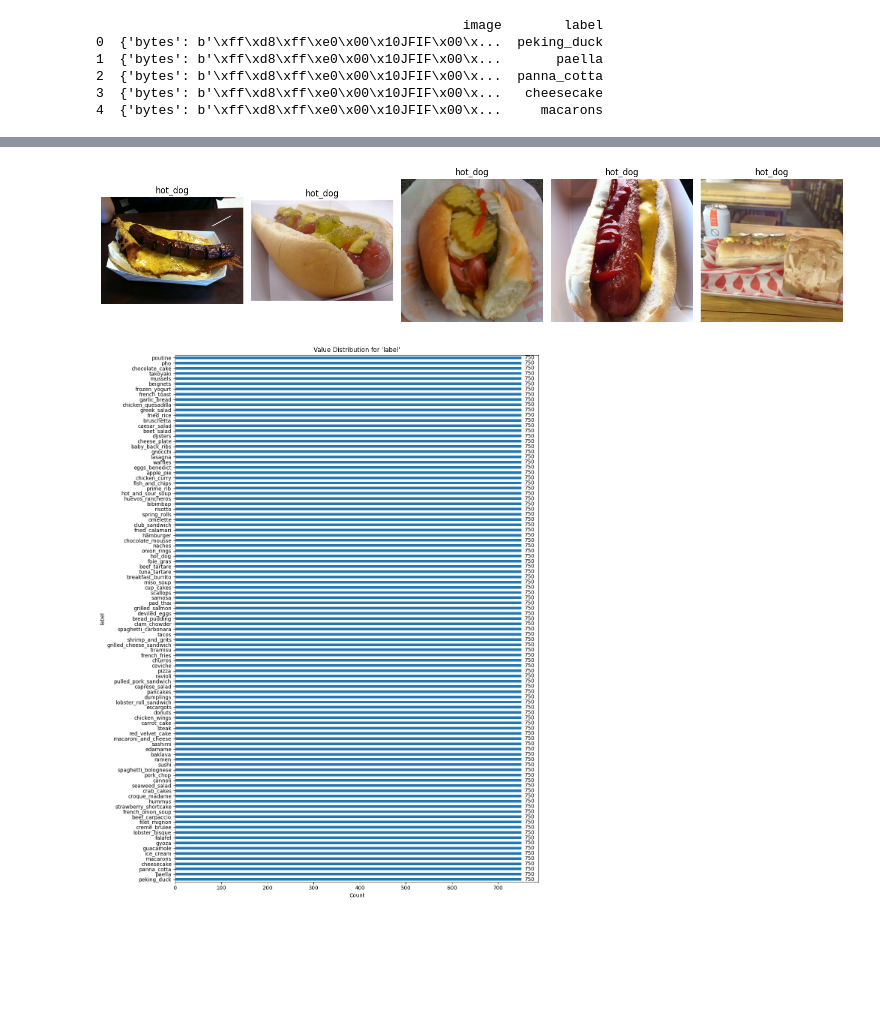
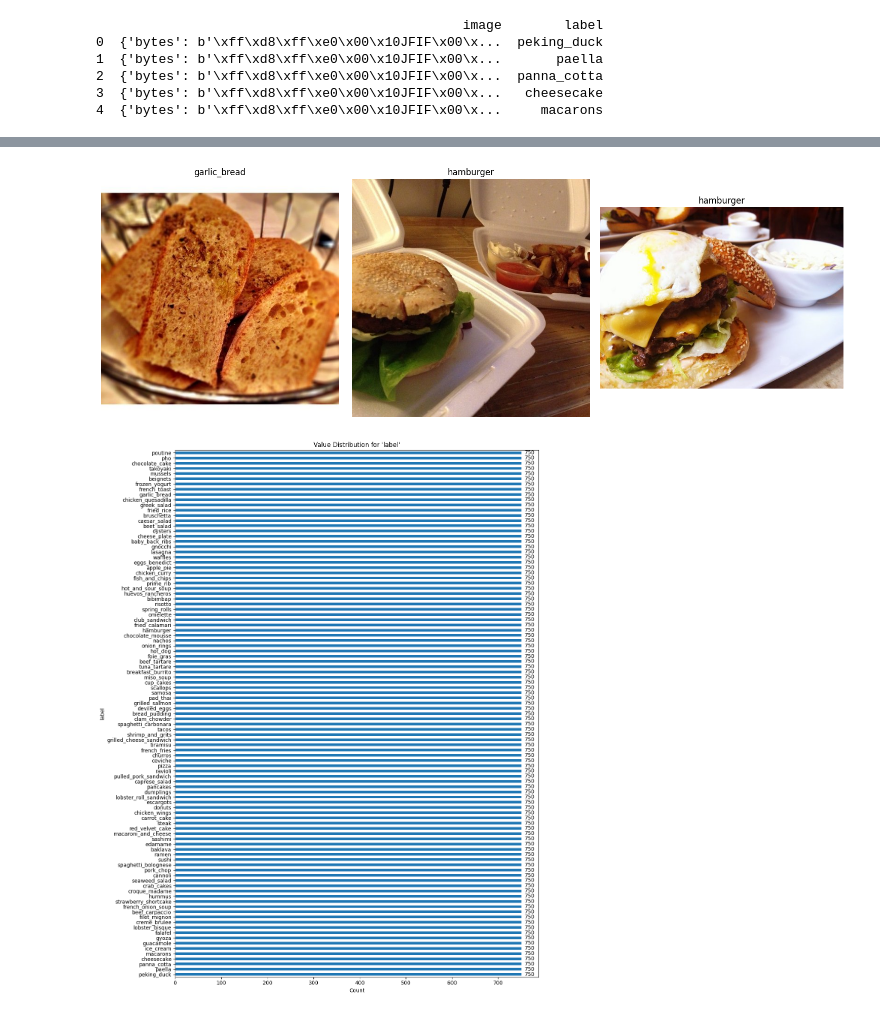
Before and after one commit to benitomartin/food-images-finetuning, a Jupyter notebook: notebooks/00_EDA_Dataset_and_Inference.ipynb, the cells around one changed output, grey strips where cells are left out. Drawn from its saved outputs; the diff is of its cells as text; code cells hidden in the pictures; blank space fills up the shorter version.

```diff
--- a/notebooks/00_EDA_Dataset_and_Inference.ipynb
+++ b/notebooks/00_EDA_Dataset_and_Inference.ipynb
@@ -102,27 +102,27 @@ plt.show()
 # %%
-n = 5
+n = 3
 
-sample_df = df[df["label"] == "hot_dog"].sample(n)
+sample_df = df[(df["label"] == "hot_dog") | (df["label"] == "garlic_bread") | (df["label"] == "hamburger")].sample(n)
 
 
 plt.figure(figsize=(15, 5))
 for i, row in enumerate(sample_df.itertuples(), 1):
     # Extract raw bytes
     img_bytes = row.image["bytes"]
 
     # Convert bytes to image
     img = Image.open(io.BytesIO(img_bytes))
 
     # Display
     plt.subplot(1, n, i)
     plt.imshow(img)
     plt.title(row.label)
     plt.axis("off")
 
 plt.tight_layout()
 plt.show()
 # %% [output]
-[figure, old version]
+[figure, new version]
 # %%
 
 
```
Also changed, not shown: parts of 2 cells of this notebook, 1 other file.
